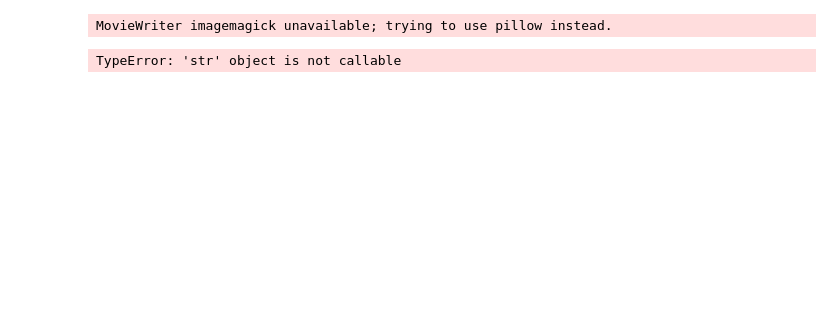
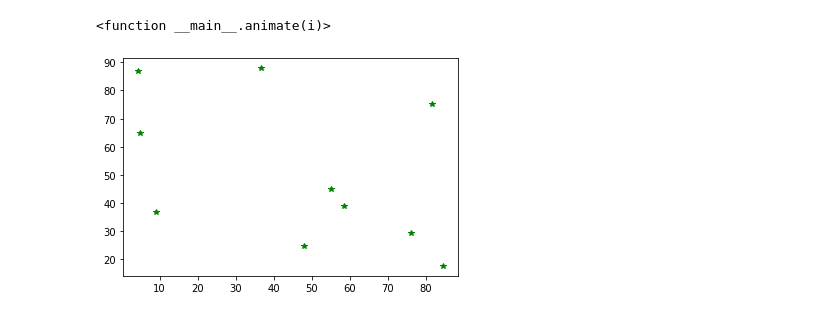
Before and after one commit to bogumilchilinski/dynpy, a Jupyter notebook: SLAM/SLAM.ipynb, the cells around one changed output. Cells and saved outputs as stored; diff of their text form; code cells hidden in the pictures; blank space fills up the shorter version.

Commit message:
slam_final_03

```diff
--- a/SLAM/SLAM.ipynb
+++ b/SLAM/SLAM.ipynb
@@ -6,10 +6,10 @@ import matplotlib.pyplot as plt
 import matplotlib.animation as animation
 
 WORLD_SIZE = 100.0
-MEASUREMENT_RANGE = 100.0
+MEASUREMENT_RANGE = 100
 MOTION_NOISE = 1.0
 MEASUREMENT_NOISE = 2.0
-N_LANDMARKS = 50
+N_LANDMARKS = 10
 LANDMARKS = np.array(
     [[uniform(0, WORLD_SIZE), uniform(0, WORLD_SIZE)]
      for _ in range(N_LANDMARKS)]
@@ -17,6 +17,8 @@ LANDMARKS = np.array(
 
 omega = np.array([[[0.0, 0.0] for _ in range(N_LANDMARKS + 1)]
                               for _ in range(N_LANDMARKS + 1)])
+
+
 xi = np.array([[0.0, 0.0] for _ in range(N_LANDMARKS + 1)])
 omega[0, 0, :] = np.array([1.0, 1.0])
 xi[0, :] = np.array([WORLD_SIZE/4, WORLD_SIZE/4])
@@ -90,36 +92,40 @@ estimated_path, = ax.plot([], [], 'b:')
 actual_values = []
 estimated_values = []
 
 def init():
     ax.set_xlim(0, WORLD_SIZE)
     ax.set_ylim(0, WORLD_SIZE)
     plt.legend(loc='upper left')
     return (actual_position, estimated_position, estimated_landmarks,
             actual_path, estimated_path,)
 
 dx = [1 for _ in range(50)] + [0 for _ in range(50)]
 dx += [-1 for _ in range(50)] + [0 for _ in range(50)]
 dy = [0 for _ in range(50)] + [1 for _ in range(50)]
 dy += [0 for _ in range(50)] + [-1 for _ in range(50)]
 def animate(i):
     Z = robot.sense()
     mu = slam(i, dx[i], dy[i], Z)
     robot.move(dx[i], dy[i])
     actual_values.append([robot.x, robot.y])
     estimated_values.append([mu[i + 1, 0], mu[i + 1, 1]])
     actual_path.set_data([pos[0] for pos in actual_values], [pos[1] for pos in actual_values])
     estimated_path.set_data([pos[0] for pos in estimated_values], [pos[1] for pos in estimated_values])
     actual_position.set_data(robot.x, robot.y)
     estimated_position.set_data(mu[i + 1, 0], mu[i + 1, 1])
     est_lm = np.array([[mu[i + j + 2, 0], mu[i + j + 2, 1]] for j in range(N_LANDMARKS)])
     estimated_landmarks.set_data(est_lm[:, 0], est_lm[:, 1])
     return (actual_position, estimated_position, estimated_landmarks,
             actual_path, estimated_path,)
 
-anim = animation.FuncAnimation(fig, animate, 200, interval=50, init_func=init)
-#plt.show()
-writergif = animation.PillowWriter(fps=30)
-anim.save('slam.gif', writer=writergif)
+
+
+display(animate)
+
+#anim = animation.FuncAnimation(fig, animate, 200, interval=50, init_func=init)
+##plt.show()
+#writergif = animation.PillowWriter(fps=30)
+#anim.save('slam.gif', writer=writergif)
 # %% [output]
-MovieWriter imagemagick unavailable; trying to use pillow instead.
+<function __main__.animate(i)>
-TypeError: 'str' object is not callable
+[figure, added]
```
Also changed, not shown: 3 other files.
